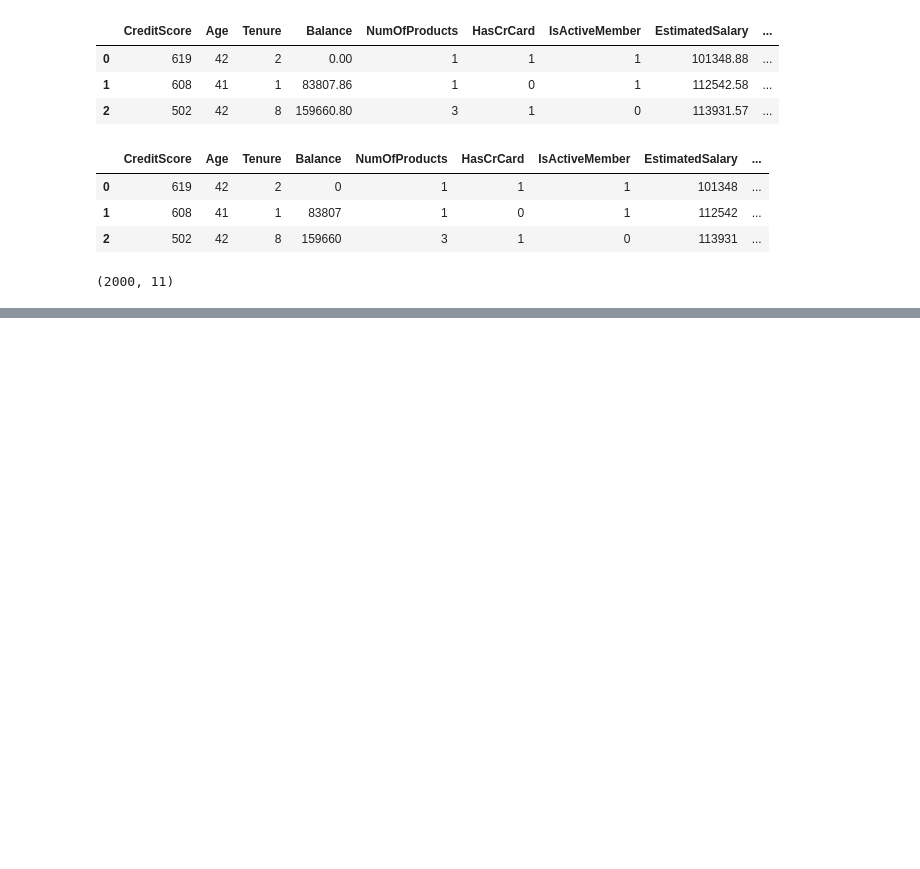
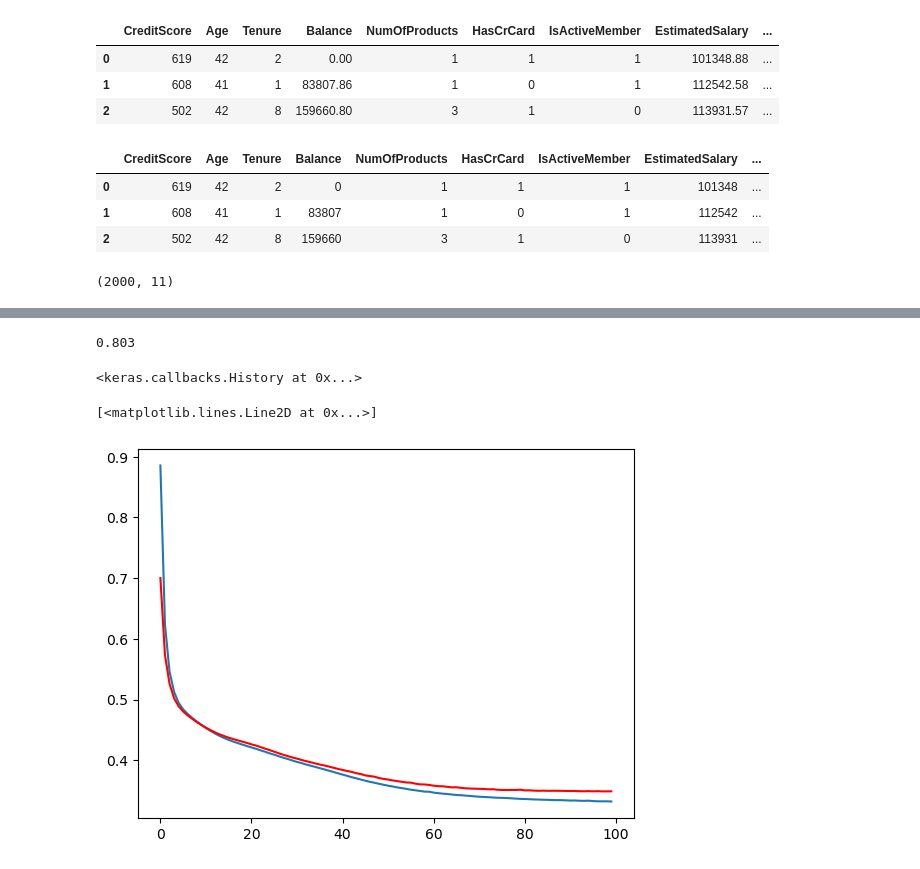
Before and after one commit to Tamzzzzid/Learning_DL, a Jupyter notebook: Perceptron/practise.ipynb, the cells around one changed output, grey strips where cells are left out. Saved outputs shown, nothing was run; the diff lists cells and outputs as text; code cells hidden in the pictures; blank space fills up the shorter version.

```diff
--- a/Perceptron/practise.ipynb
+++ b/Perceptron/practise.ipynb
@@ -104,0 +139,4 @@ Epoch 1/100
+# %%
+accuracy_score(ytest,y_pred)
+# %% [output]
+0.803
@@ -104,0 +145,10 @@ Epoch 1/100
+# %%
+history
+# %% [output]
+<keras.callbacks.History at 0x...>
+# %%
+plt.plot(history.history['loss'])
+plt.plot(history.history['val_loss'],'r')
+# %% [output]
+[<matplotlib.lines.Line2D at 0x...>]
+[figure, added]
```
Also changed, not shown: parts of 8 cells of this notebook.
